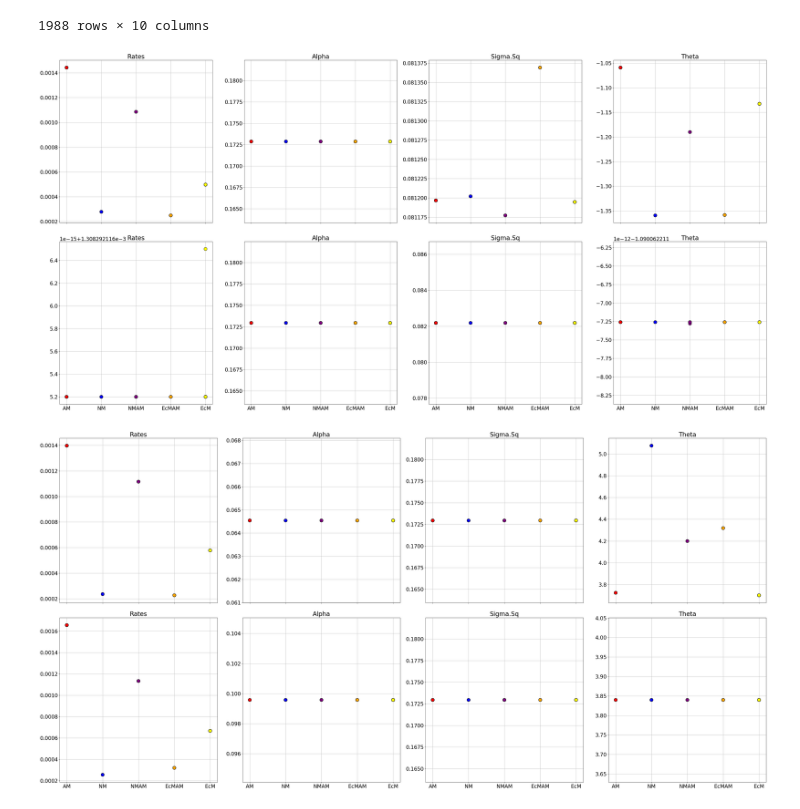
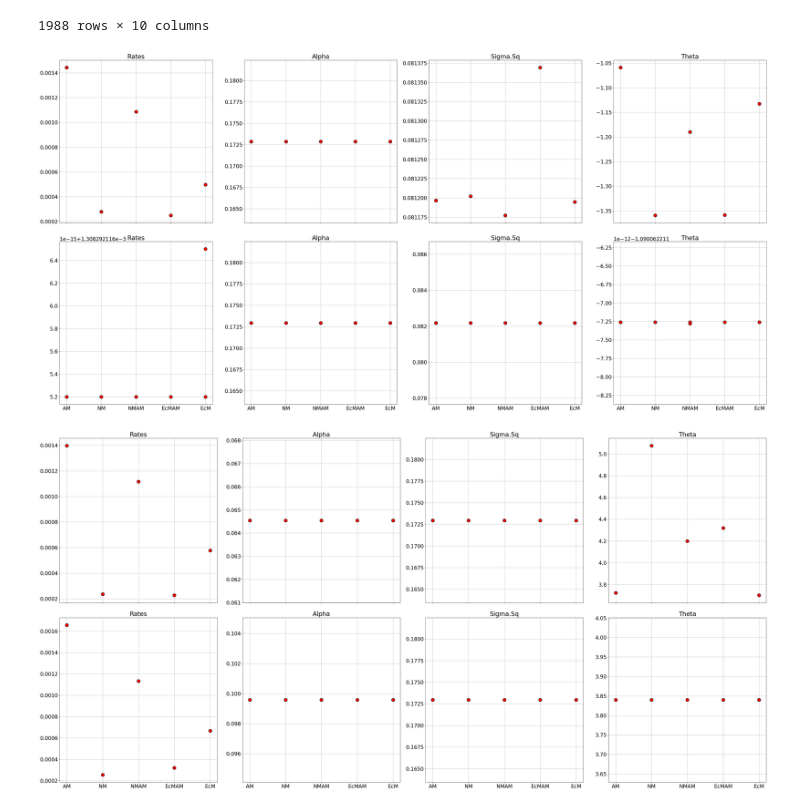
Before and after one commit to anoban/wsu, a Jupyter notebook: R/notebooks/plots.ipynb, the cells around one changed output. Cells and saved outputs as stored; diff of their text form; code cells hidden in the pictures.

```diff
--- a/R/notebooks/plots.ipynb
+++ b/R/notebooks/plots.ipynb
@@ -52,30 +52,31 @@ COLS = {
 # %%
 plt.rcParams["font.size"] = 20
 fig, axes = plt.subplots(nrows=2, ncols=4, sharex=True, sharey=False)
 fig.set_size_inches(40, 20)
 
 for (axis, col) in zip(axes[0], COLUMNS_OF_INTEREST): # first row
     axis.scatter(x=summary.query(r"trait=='logRD' and is_cd==True").tip_state,
                  y=summary.query(r"trait=='logRD' and is_cd==True").loc[:, col], s=150, edgecolor = "black",
-                 c=summary.query(r"trait=='logRD' and is_cd==True").tip_state.replace(COLS)
+                 color="red"
                 )
     axis.set_title(col.title())
     axis.grid()
     axis.set_axisbelow(True)
 
 for (axis, col) in zip(axes[1], COLUMNS_OF_INTEREST): # first row
     axis.scatter(x=summary.query(r"trait=='logRD' and is_cd==False").tip_state,
                  y=summary.query(r"trait=='logRD' and is_cd==False").loc[:, col], s=150, edgecolor = "black",
-                 c=summary.query(r"trait=='logRD' and is_cd==False").tip_state.replace(COLS)
+                 color="red"
                 )
     axis.set_title(col.title())
     axis.grid()
     axis.set_axisbelow(True)
 
 plt.tight_layout()
-plt.show()
+# plt.show()
+plt.savefig(fname=r"../../plots/houwie_5states_994sp_summary_logrd.png", dpi=800)
 # %% [output]
-[figure, old version]
+[figure, new version]
 # %%
 plt.rcParams["font.size"] = 20
 fig, axes = plt.subplots(nrows=2, ncols=4, sharex=True, sharey=False)
@@ -84,7 +85,7 @@ fig.set_size_inches(40, 20)
 for (axis, col) in zip(axes[0], COLUMNS_OF_INTEREST): # first row
     axis.scatter(x=summary.query(r"trait=='logSRL' and is_cd==True").tip_state,
                  y=summary.query(r"trait=='logSRL' and is_cd==True").loc[:, col], s=150, edgecolor = "black",
-                 c=summary.query(r"trait=='logSRL' and is_cd==True").tip_state.replace(COLS)
+                 color="red"
                 )
     axis.set_title(col.title())
     axis.grid()
@@ -93,13 +94,14 @@ for (axis, col) in zip(axes[0], COLUMNS_OF_INTEREST): # first row
 for (axis, col) in zip(axes[1], COLUMNS_OF_INTEREST): # first row
     axis.scatter(x=summary.query(r"trait=='logSRL' and is_cd==False").tip_state,
                  y=summary.query(r"trait=='logSRL' and is_cd==False").loc[:, col], s=150, edgecolor = "black",
-                 c=summary.query(r"trait=='logSRL' and is_cd==False").tip_state.replace(COLS)
+                 color="red"
                 )
     axis.set_title(col.title())
     axis.grid()
     axis.set_axisbelow(True)
 
 plt.tight_layout()
-plt.show()
+# plt.show()
+plt.savefig(fname=r"../../plots/houwie_5states_994sp_summary_logsrl.png", dpi=800)
 # %% [output]
-[figure, old version]
+[figure, new version]
```
Also changed, not shown: 6 other files.
